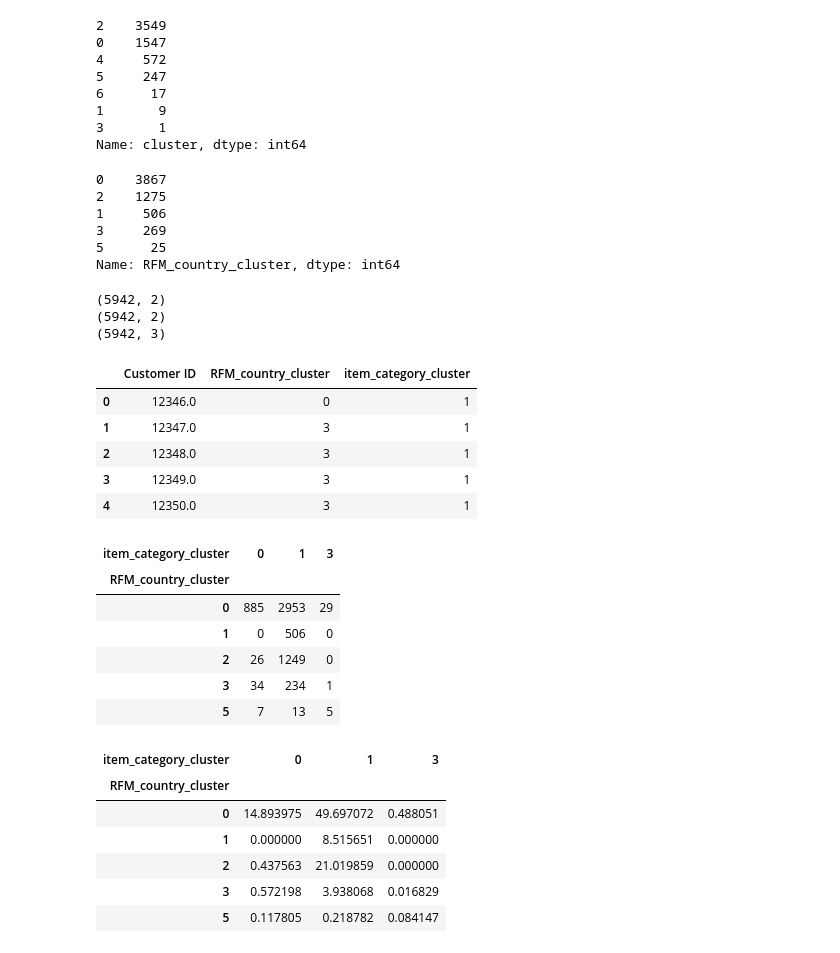
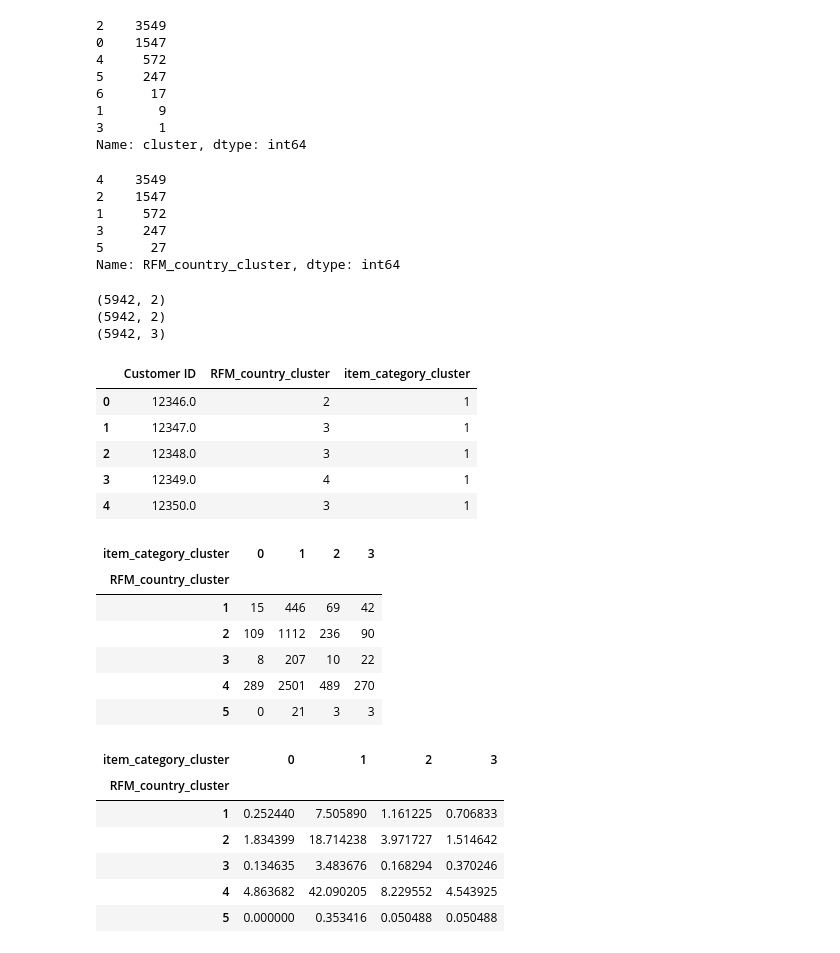
Before and after one commit to dpanagop/2019-CS109A, a Jupyter notebook: online_retail/Online_retail_Combine_Segmentations.ipynb, the cells around one changed output. Drawn from its saved outputs; the diff is of its cells as text; code cells hidden in the pictures.

```diff
--- a/online_retail/Online_retail_Combine_Segmentations.ipynb
+++ b/online_retail/Online_retail_Combine_Segmentations.ipynb
@@ -125,23 +174,24 @@ customer_RFM_GDP['cluster'].value_counts()
 Name: cluster, dtype: int64
 # %%
 customer_RFM_GDP['RFM_country_cluster']=5
-customer_RFM_GDP.loc[customer_RFM_GDP['cluster']==0,'RFM_country_cluster']=0
-customer_RFM_GDP.loc[customer_RFM_GDP['cluster']==1,'RFM_country_cluster']=1
-customer_RFM_GDP.loc[customer_RFM_GDP['cluster']==4,'RFM_country_cluster']=2
-customer_RFM_GDP.loc[customer_RFM_GDP['cluster']==6,'RFM_country_cluster']=3
+customer_RFM_GDP.loc[customer_RFM_GDP['cluster']==4,'RFM_country_cluster']=1
+customer_RFM_GDP.loc[customer_RFM_GDP['cluster']==0,'RFM_country_cluster']=2
+customer_RFM_GDP.loc[customer_RFM_GDP['cluster']==5,'RFM_country_cluster']=3
+customer_RFM_GDP.loc[customer_RFM_GDP['cluster']==2,'RFM_country_cluster']=4
 customer_RFM_GDP['RFM_country_cluster'].value_counts()
 # %% [output]
-0    3867
-2    1275
-1     506
-3     269
-5      25
+4    3549
+2    1547
+1     572
+3     247
+5      27
 Name: RFM_country_cluster, dtype: int64
 # %%
 customer_RFM_GDP=customer_RFM_GDP.reset_index()
 customer_RFM_GDP=customer_RFM_GDP[['Customer ID','RFM_country_cluster']]
 print(customer_RFM_GDP.shape)
-customer_spending_per_category=customer_spending_per_category[['Customer ID','item_category_cluster']]
+customer_spending_per_category=customer_spending_per_category[['Customer ID','cluster']]
+customer_spending_per_category.columns=['Customer ID','item_category_cluster']
 print(customer_spending_per_category.shape)
 customer_clusters=pd.merge(customer_RFM_GDP,customer_spending_per_category)
 print(customer_clusters.shape)
@@ -151,28 +201,29 @@ customer_clusters.head()
 (5942, 2)
 (5942, 3)
 |  | Customer ID | RFM_country_cluster | item_category_cluster |
-| 0 | 12346.0 | 0 | 1 |
+| 0 | 12346.0 | 2 | 1 |
 | 1 | 12347.0 | 3 | 1 |
 | 2 | 12348.0 | 3 | 1 |
-| 3 | 12349.0 | 3 | 1 |
+| 3 | 12349.0 | 4 | 1 |
 | 4 | 12350.0 | 3 | 1 |
 # %%
 pd.crosstab(customer_clusters['RFM_country_cluster'],customer_clusters['item_category_cluster'])
 # %% [output]
-| item_category_cluster | 0 | 1 | 3 |
-| RFM_country_cluster |  |  |  |
-| 0 | 885 | 2953 | 29 |
-| 1 | 0 | 506 | 0 |
-| 2 | 26 | 1249 | 0 |
-| 3 | 34 | 234 | 1 |
-| 5 | 7 | 13 | 5 |
+| item_category_cluster | 0 | 1 | 2 | 3 |
+| RFM_country_cluster |  |  |  |  |
+| 1 | 15 | 446 | 69 | 42 |
+| 2 | 109 | 1112 | 236 | 90 |
+| 3 | 8 | 207 | 10 | 22 |
+| 4 | 289 | 2501 | 489 | 270 |
+| 5 | 0 | 21 | 3 | 3 |
 # %%
-pd.crosstab(customer_clusters['RFM_country_cluster'],customer_clusters['item_category_cluster'])/5942*100
+cross_table=pd.crosstab(customer_clusters['RFM_country_cluster'],customer_clusters['item_category_cluster'])/5942*100
+cross_table
 # %% [output]
-| item_category_cluster | 0 | 1 | 3 |
-| RFM_country_cluster |  |  |  |
-| 0 | 14.893975 | 49.697072 | 0.488051 |
-| 1 | 0.000000 | 8.515651 | 0.000000 |
-| 2 | 0.437563 | 21.019859 | 0.000000 |
-| 3 | 0.572198 | 3.938068 | 0.016829 |
-| 5 | 0.117805 | 0.218782 | 0.084147 |
+| item_category_cluster | 0 | 1 | 2 | 3 |
+| RFM_country_cluster |  |  |  |  |
+| 1 | 0.252440 | 7.505890 | 1.161225 | 0.706833 |
+| 2 | 1.834399 | 18.714238 | 3.971727 | 1.514642 |
+| 3 | 0.134635 | 3.483676 | 0.168294 | 0.370246 |
+| 4 | 4.863682 | 42.090205 | 8.229552 | 4.543925 |
+| 5 | 0.000000 | 0.353416 | 0.050488 | 0.050488 |
```
Also changed, not shown: parts of 4 cells of this notebook.
